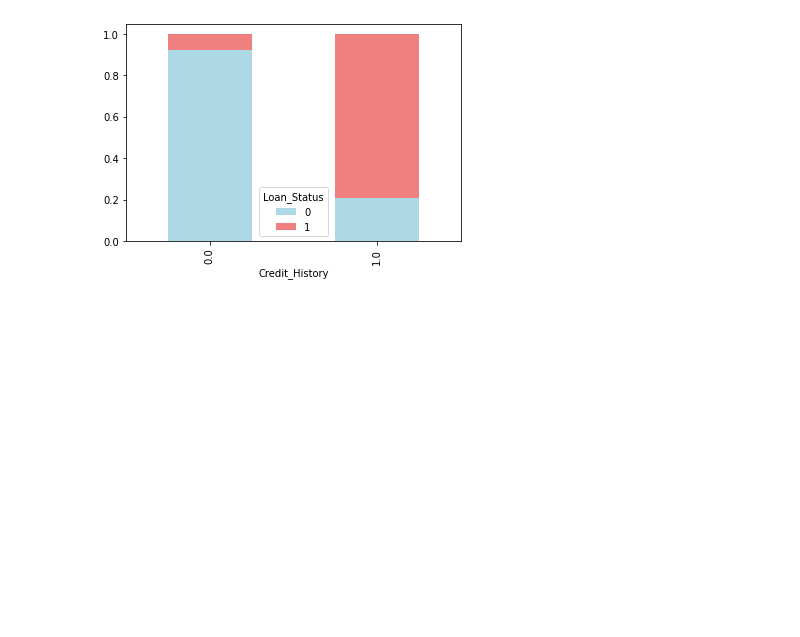
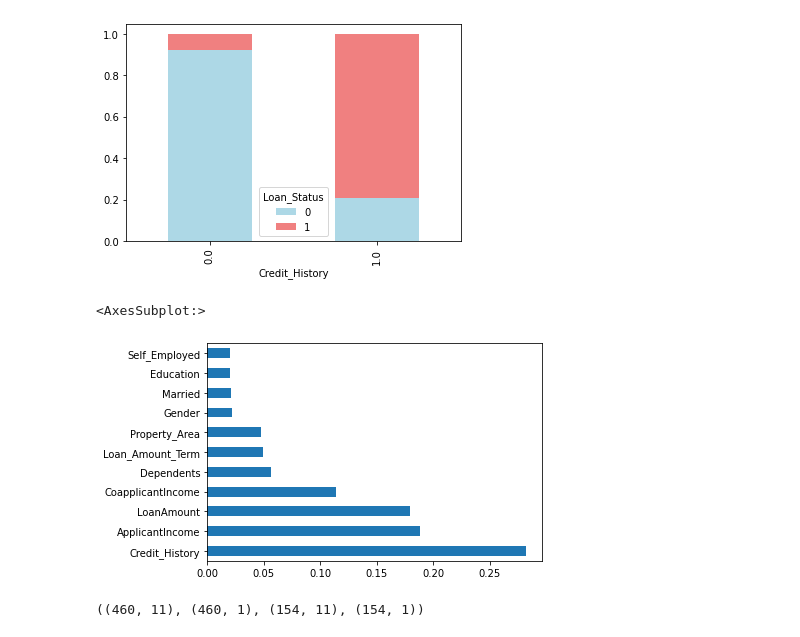
Before and after one commit to CSP-Simon/proiectDSI, a Jupyter notebook: ProiectDSI.ipynb, the cells around one changed output. Cells and saved outputs as stored; diff of their text form; code cells hidden in the pictures; blank space fills up the shorter version.

```diff
--- a/ProiectDSI.ipynb
+++ b/ProiectDSI.ipynb
@@ -306,0 +378,3 @@ plt.show()
+# %%
+train=train.drop("Loan_ID",axis=1)
+test=test.drop("Loan_ID",axis=1)
@@ -306,0 +383,3 @@ plt.show()
+# %%
+X=train.drop("Loan_Status",1)
+y=train[["Loan_Status"]]
@@ -306,0 +388,11 @@ plt.show()
+# %%
+from sklearn.ensemble import ExtraTreesClassifier
+etc=ExtraTreesClassifier(n_estimators=100)
+etc.fit(X,y.values.ravel())
+values=pd.Series(etc.feature_importances_)
+# %%
+values.index=X.columns
+values.sort_values(ascending=False).plot(kind='barh')
+# %% [output]
+<AxesSubplot:>
+[figure, added]
@@ -306,0 +410,6 @@ plt.show()
+# %%
+from sklearn.model_selection import train_test_split
+x_train,x_val,y_train,y_val=train_test_split(X,y,test_size=0.25,random_state=42)
+x_train.shape,y_train.shape,x_val.shape,y_val.shape
+# %% [output]
+((460, 11), (460, 1), (154, 11), (154, 1))
```
Also changed, not shown: parts of 53 cells of this notebook.
